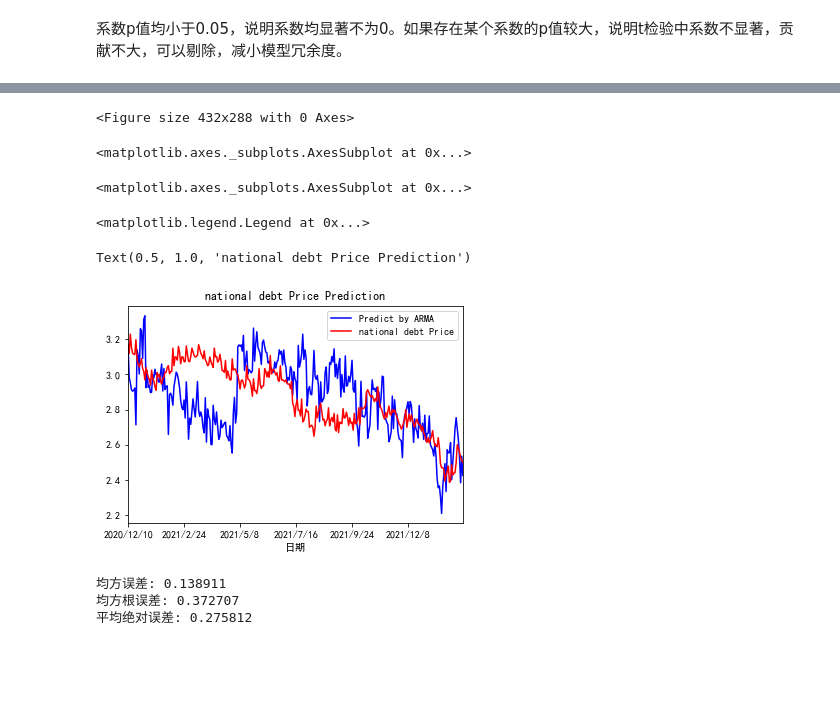
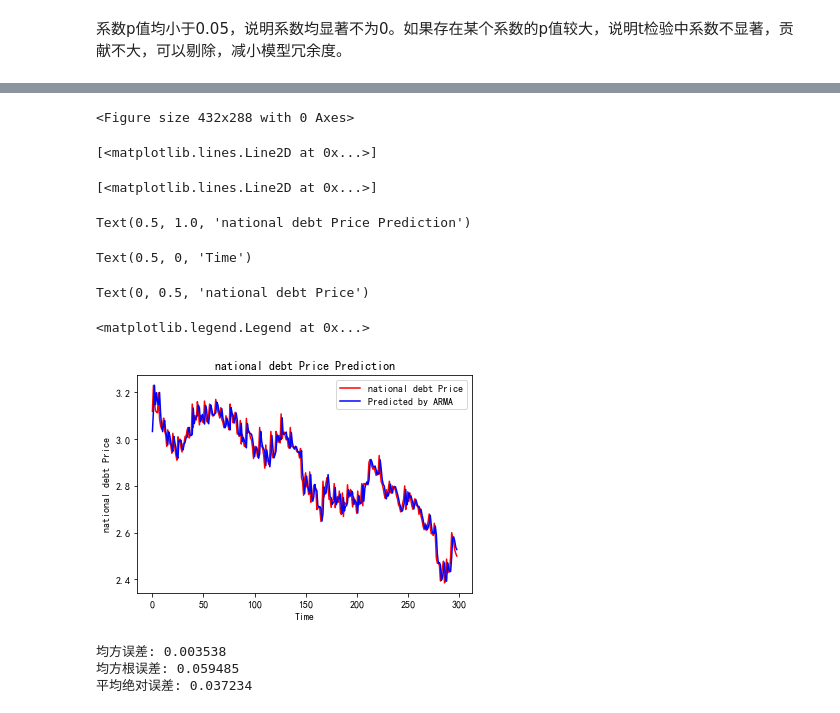
Before and after one commit to root-zr/financial-time-series-models, a Jupyter notebook: arma.ipynb, the cells around one changed output, grey strips where cells are left out. Saved outputs shown, nothing was run; the diff lists cells and outputs as text; code cells hidden in the pictures; blank space fills up the shorter version.

Commit message:
update ARMA with ARIMA

```diff
--- a/arma.ipynb
+++ b/arma.ipynb
@@ -256,9 +298,3 @@ warnings.filterwarnings('ignore', 'statsmodels.tsa.arima_model.ARIMA',
 
   warnings.warn(ARIMA_DEPRECATION_WARN, FutureWarning)
 (1, 4)
-# %%
-from statsmodels.tsa.arima_model import ARMA
-model = ARMA(ts_diff_1, order=(1, 4))
-result_arma = model.fit(disp=-1, method = 'CSS')
-
-result_arma.summary()
@@ -287,0 +311,8 @@ Roots
+# %%
+from statsmodels.tsa.arima.model import ARIMA
+ts_log = ts_log.tolist()
+train,test = ts_log[:len(ts_log) - 300], ts_log[len(ts_log) - 300 :]
+
+arima = ARIMA(train, order=(1, 1,5)) #, trend="ct"
+result_arima = arima.fit()
+result_arima.summary()
@@ -309,0 +377,13 @@ the length of log_recover is %d  1557
+# %%
+forecast_result, resid_test = [], []
+history = train
+for t in range(len(test)):
+    model = ARIMA(history, order=(1,1,5))
+    model_fit = model.fit()
+    output = model_fit.forecast()
+    yhat = output[0]
+    forecast_result.append(yhat)
+    resid_test.append(test[t] - output[0])
+
+    history.append(test[t])
+    print('predicted=%f, expected=%f' % (yhat, test[t]))
@@ -310,32 +498,43 @@ the length of log_recover is %d  1557
+# %%
+test_resid = resid_test
+forecast_result_recover = []
+
+for i in range(len(forecast_result)):
+    forecast_result_recover.append(np.exp(forecast_result[i]))
 # %%
 plt.figure(facecolor='white')
-log_recover[len(log_recover) - 300:].plot(color='blue', label='Predict by ARMA')
-pd.Series(national_debt.开盘[len(national_debt.开盘)-300:]).plot(color='red', label='national debt Price')
-plt.legend(loc='best')
+# type(national_debt.开盘[len(national_debt.开盘)-300:])
+plt.plot(np.array(national_debt.开盘[len(national_debt.开盘)-299:]), color='red', label='national debt Price')
+# type(log_recover[len(log_recover) - 300:])
+plt.plot(forecast_result_recover[1:], color='blue', label='Predicted by ARMA')
 plt.title('national debt Price Prediction')
+plt.xlabel('Time')
+plt.ylabel('national debt Price')
+plt.legend()
 plt.show()
 # %% [output]
 <Figure size 432x288 with 0 Axes>
-<matplotlib.axes._subplots.AxesSubplot at 0x...>
+[<matplotlib.lines.Line2D at 0x...>]
-<matplotlib.axes._subplots.AxesSubplot at 0x...>
+[<matplotlib.lines.Line2D at 0x...>]
-<matplotlib.legend.Legend at 0x...>
+Text(0.5, 1.0, 'national debt Price Prediction')
-Text(0.5, 1.0, 'national debt Price Prediction')
+Text(0.5, 0, 'Time')
+Text(0, 0.5, 'national debt Price')
+<matplotlib.legend.Legend at 0x...>
-[figure, old version]
+[figure, new version]
 # %%
 from sklearn.metrics import mean_squared_error, mean_absolute_error
 import math
 
-##########evaluate##############
 # calculate MSE 均方误差 ---> E[(预测值-真实值)^2] (预测值减真实值求平方后求均值)
-mse = mean_squared_error(log_recover,national_debt.开盘[6:])
+mse = mean_squared_error(forecast_result_recover, national_debt.开盘[len(national_debt.开盘)-300:])
 # calculate RMSE 均方根误差--->sqrt[MSE]    (对均方误差开方)
-rmse = math.sqrt(mean_squared_error(log_recover, national_debt.开盘[6:]))
+rmse = math.sqrt(mse)
 # calculate MAE 平均绝对误差----->E[|预测值-真实值|](预测值减真实值求绝对值后求均值）
-mae = mean_absolute_error(log_recover, national_debt.开盘[6:])
+mae = mean_absolute_error(forecast_result_recover, national_debt.开盘[len(national_debt.开盘)-300:])
 print('均方误差: %.6f' % mse)
 print('均方根误差: %.6f' % rmse)
 print('平均绝对误差: %.6f' % mae)
 # %% [output]
-均方误差: 0.138911
-均方根误差: 0.372707
-平均绝对误差: 0.275812
+均方误差: 0.003538
+均方根误差: 0.059485
+平均绝对误差: 0.037234
```
Also changed, not shown: parts of 11 cells of this notebook, 2 other files.
